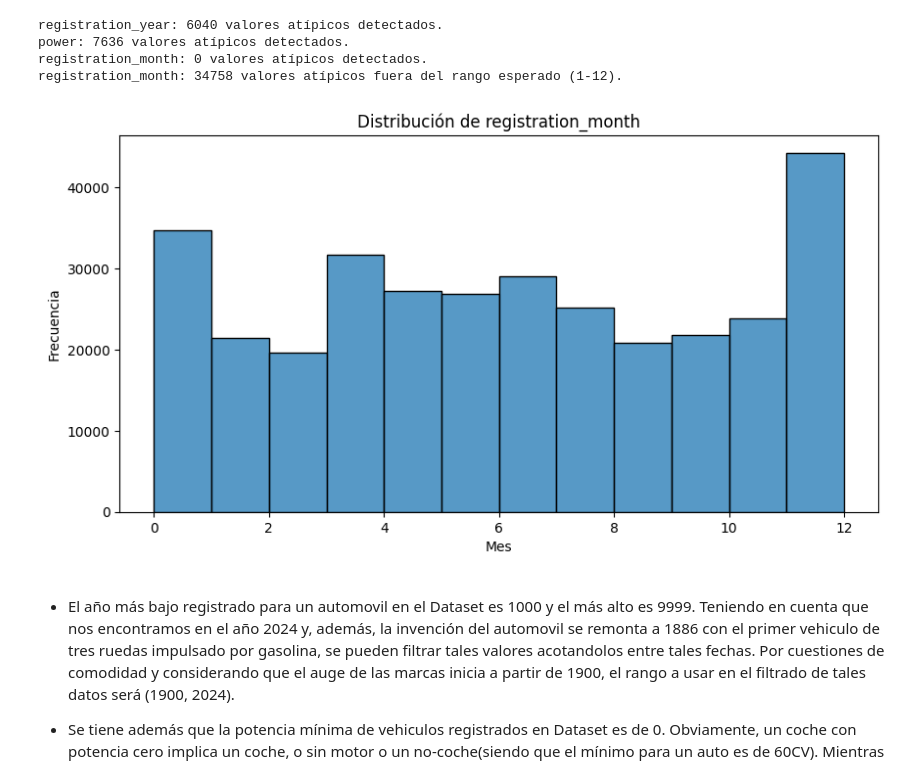
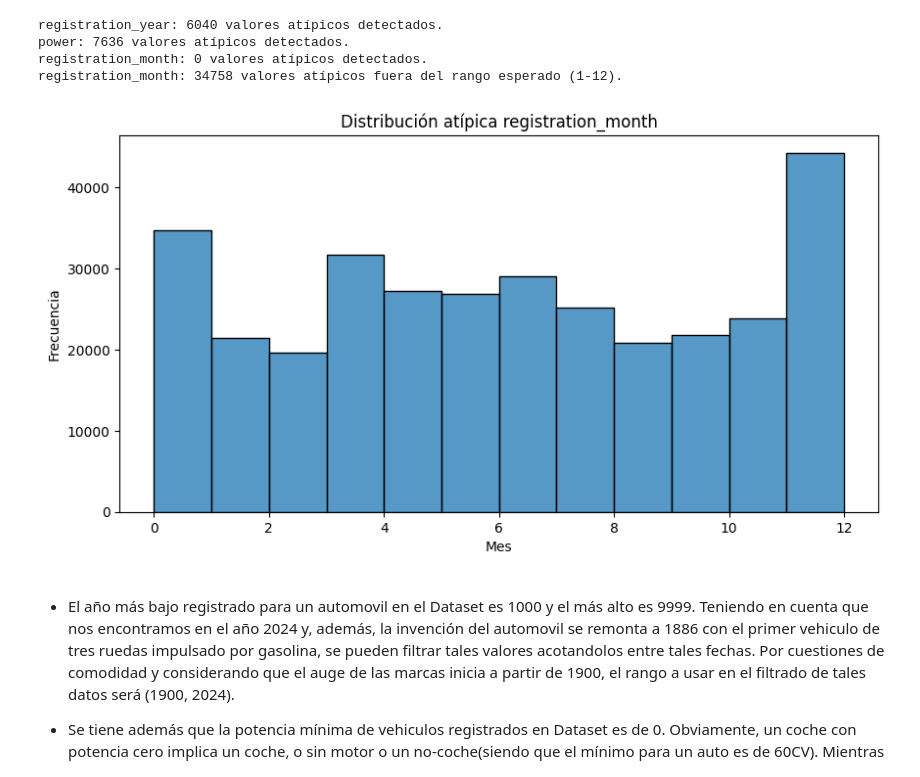
Before and after one commit to NickGuaramato/car_sales_RustyBargain, a Jupyter notebook: car_sales_RustyBargain.ipynb, the cells around one changed output. Drawn from its saved outputs; the diff is of its cells as text; code cells hidden in the pictures.

```diff
--- a/car_sales_RustyBargain.ipynb
+++ b/car_sales_RustyBargain.ipynb
@@ -234,12 +267,12 @@ registration_month: 34758 valores atípicos fuera del rango esperado (1-12).
 # %%
 plt.figure(figsize=(10, 5))
 sns.histplot(df_new['registration_month'], bins=12, kde=False)
-plt.title('Distribución de registration_month')
+plt.title('Distribución atípica registration_month')
 plt.xlabel('Mes')
 plt.ylabel('Frecuencia')
 plt.show()
 # %% [output]
-[figure, old version]
+[figure, new version]
 # %% [markdown]
 - El año más bajo registrado para un automovil en el Dataset es 1000 y el más alto es 9999. Teniendo en cuenta que nos encontramos en el año 2024 y, además, la invención del automovil se remonta a 1886 con el primer vehiculo de tres ruedas impulsado por gasolina, se pueden filtrar tales valores acotandolos entre tales fechas.
 Por cuestiones de comodidad y considerando que el auge de las marcas inicia a partir de 1900, el rango a usar en el filtrado de tales datos será (1900, 2024).
```
Also changed, not shown: parts of 20 cells of this notebook, 10 other files.
